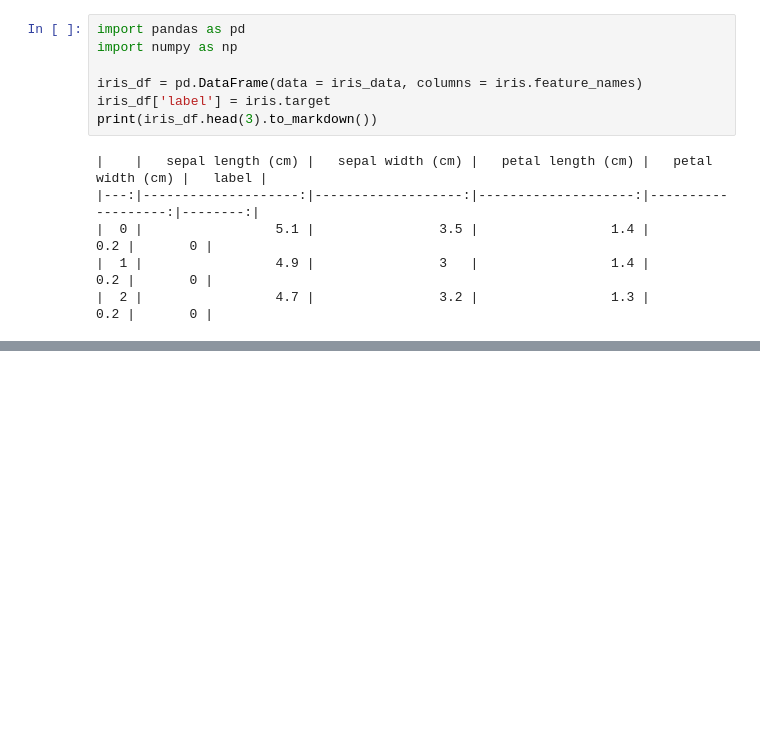
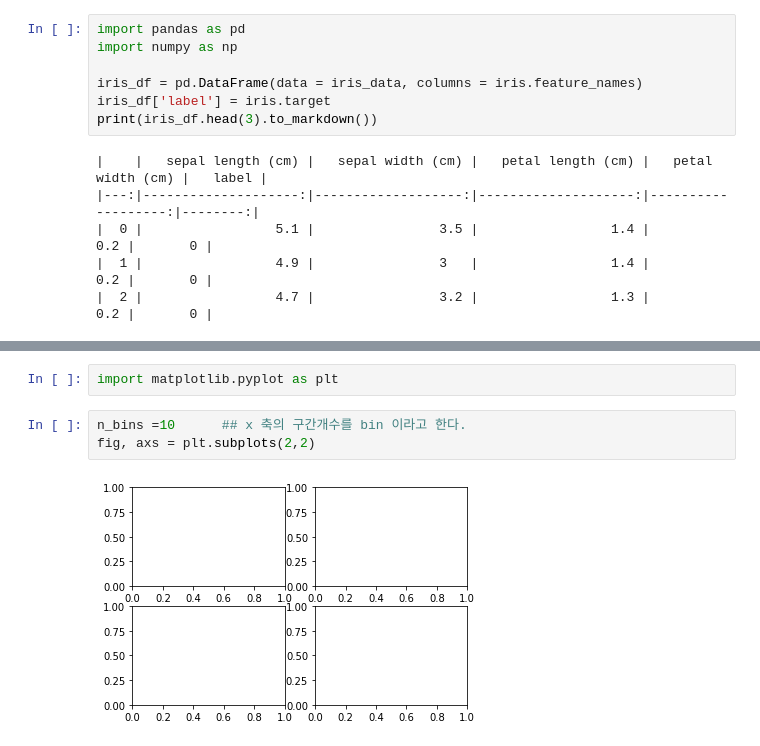
Before and after one commit to kcy919/ml_edu, a Jupyter notebook: ml_clf/0818_ml_iris_sample.ipynb, the cells around one changed output, grey strips where cells are left out. Cells and saved outputs as stored; diff of their text form; blank space fills up the shorter version.

```diff
--- a/ml_clf/0818_ml_iris_sample.ipynb
+++ b/ml_clf/0818_ml_iris_sample.ipynb
@@ -84,0 +105,7 @@ df_iris
+# %%
+import matplotlib.pyplot as plt
+# %%
+n_bins =10      ## x 축의 구간개수를 bin 이라고 한다.
+fig, axs = plt.subplots(2,2)
+# %% [output]
+[figure, added]
```
Also changed, not shown: parts of 16 cells of this notebook.
